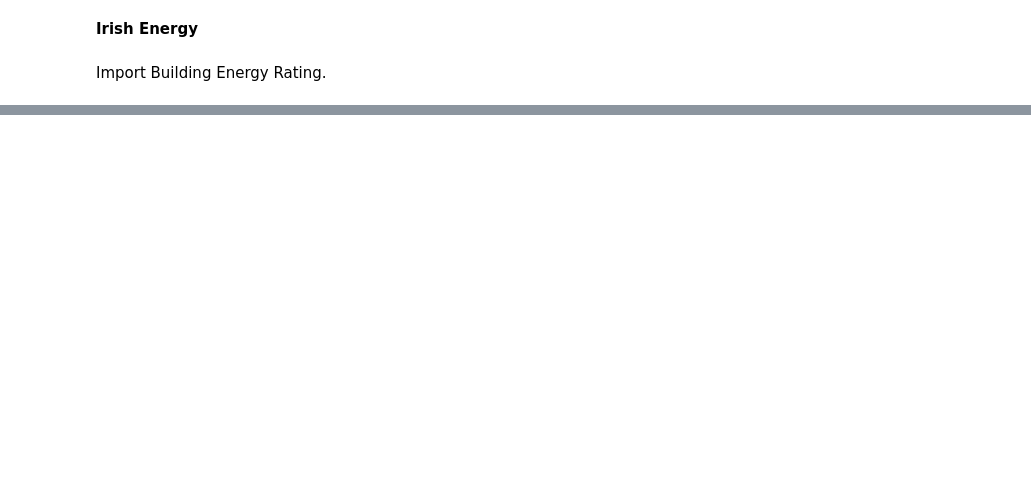
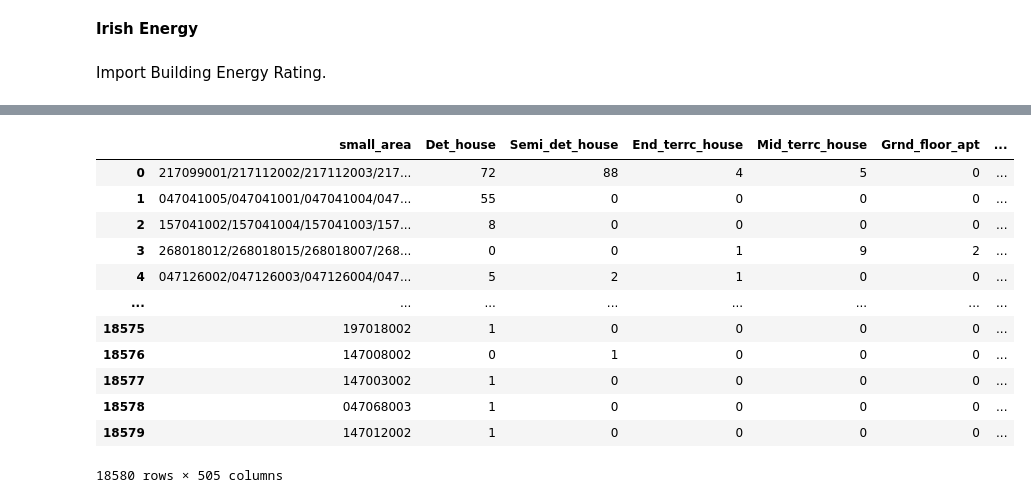
Before and after one commit to codefromjames/eire.energy, a Jupyter notebook: analysis.ipynb, the cells around one changed output, grey strips where cells are left out. Saved outputs shown, nothing was run; the diff lists cells and outputs as text; code cells hidden in the pictures; blank space fills up the shorter version.

```diff
--- a/analysis.ipynb
+++ b/analysis.ipynb
@@ -28,0 +22,22 @@ Import local file
+# %%
+import numpy as np
+#ber.small_area.str.pad(width = 9, side = "left", fillchar = '0')
+#df['column'].astype(str)
+
+ber.small_area =   ber.small_area.astype(str).str.rjust(9,'0')
+# %%
+ber
+# %% [output]
+|  | small_area | Det_house | Semi_det_house | End_terrc_house | Mid_terrc_house | Grnd_floor_apt | ... |
+| 0 | 217099001/217112002/217112003/217... | 72 | 88 | 4 | 5 | 0 | ... |
+| 1 | 047041005/047041001/047041004/047... | 55 | 0 | 0 | 0 | 0 | ... |
+| 2 | 157041002/157041004/157041003/157... | 8 | 0 | 0 | 0 | 0 | ... |
+| 3 | 268018012/268018015/268018007/268... | 0 | 0 | 1 | 9 | 2 | ... |
+| 4 | 047126002/047126003/047126004/047... | 5 | 2 | 1 | 0 | 0 | ... |
+| ... | ... | ... | ... | ... | ... | ... | ... |
+| 18575 | 197018002 | 1 | 0 | 0 | 0 | 0 | ... |
+| 18576 | 147008002 | 0 | 1 | 0 | 0 | 0 | ... |
+| 18577 | 147003002 | 1 | 0 | 0 | 0 | 0 | ... |
+| 18578 | 047068003 | 1 | 0 | 0 | 0 | 0 | ... |
+| 18579 | 147012002 | 1 | 0 | 0 | 0 | 0 | ... |
+18580 rows × 505 columns
```
Also changed, not shown: parts of 11 cells of this notebook.
